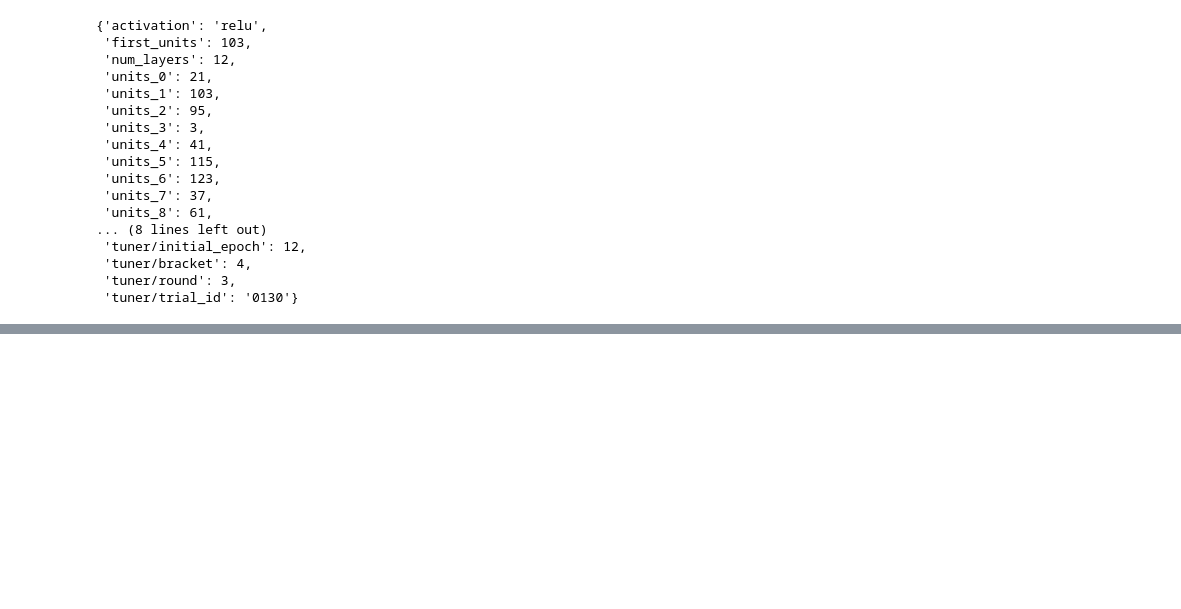
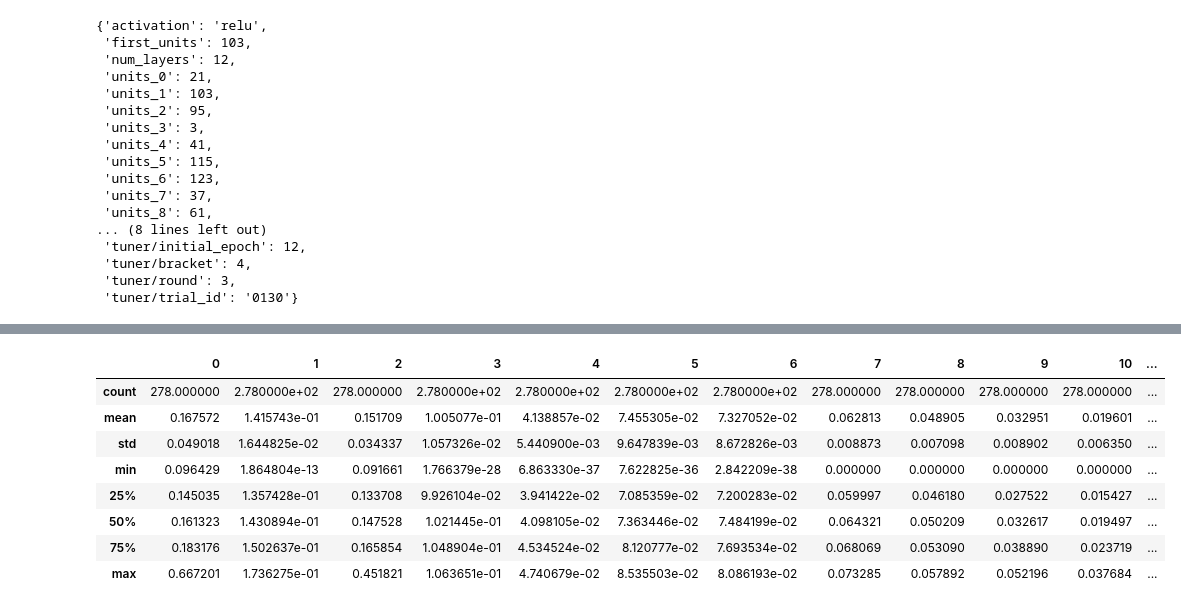
Before and after one commit to JustifiedTB/group-project-3, a Jupyter notebook: model_run_2.ipynb, the cells around one changed output, grey strips where cells are left out. Cells and saved outputs as stored; diff of their text form; code cells hidden in the pictures; blank space fills up the shorter version.

Commit message:
Created new continuous tuned models for effects and illnesses.

```diff
--- a/model_run_2.ipynb
+++ b/model_run_2.ipynb
@@ -429,0 +442,9 @@ best_model.save(file_path_effects_model_2)
+# %%
+# Set the model's file path
+# file_path = Path("sports-articles.keras")
+
+# Load the model to a new object
+best_model = tf.keras.models.load_model(file_path_effects_model_2)
+# %%
+predictions = best_model.predict(X_test_scaled, verbose=2)
+predictions
@@ -429,0 +488,14 @@ best_model.save(file_path_effects_model_2)
+# %%
+predictions_df = pd.DataFrame(data=predictions)
+# predictions_df = predictions_df.apply(lambda x: round(x,0))
+predictions_df.describe()
+# %% [output]
+|  | 0 | 1 | 2 | 3 | 4 | 5 | 6 | 7 | 8 | 9 | 10 | ... |
+| count | 278.000000 | 2.780000e+02 | 278.000000 | 2.780000e+02 | 2.780000e+02 | 2.780000e+02 | 2.780000e+02 | 278.000000 | 278.000000 | 278.000000 | 278.000000 | ... |
+| mean | 0.167572 | 1.415743e-01 | 0.151709 | 1.005077e-01 | 4.138857e-02 | 7.455305e-02 | 7.327052e-02 | 0.062813 | 0.048905 | 0.032951 | 0.019601 | ... |
+| std | 0.049018 | 1.644825e-02 | 0.034337 | 1.057326e-02 | 5.440900e-03 | 9.647839e-03 | 8.672826e-03 | 0.008873 | 0.007098 | 0.008902 | 0.006350 | ... |
+| min | 0.096429 | 1.864804e-13 | 0.091661 | 1.766379e-28 | 6.863330e-37 | 7.622825e-36 | 2.842209e-38 | 0.000000 | 0.000000 | 0.000000 | 0.000000 | ... |
+| 25% | 0.145035 | 1.357428e-01 | 0.133708 | 9.926104e-02 | 3.941422e-02 | 7.085359e-02 | 7.200283e-02 | 0.059997 | 0.046180 | 0.027522 | 0.015427 | ... |
+| 50% | 0.161323 | 1.430894e-01 | 0.147528 | 1.021445e-01 | 4.098105e-02 | 7.363446e-02 | 7.484199e-02 | 0.064321 | 0.050209 | 0.032617 | 0.019497 | ... |
+| 75% | 0.183176 | 1.502637e-01 | 0.165854 | 1.048904e-01 | 4.534524e-02 | 8.120777e-02 | 7.693534e-02 | 0.068069 | 0.053090 | 0.038890 | 0.023719 | ... |
+| max | 0.667201 | 1.736275e-01 | 0.451821 | 1.063651e-01 | 4.740679e-02 | 8.535503e-02 | 8.086193e-02 | 0.073285 | 0.057892 | 0.052196 | 0.037684 | ... |
```
Also changed, not shown: parts of 30 cells of this notebook, 3 other files.
